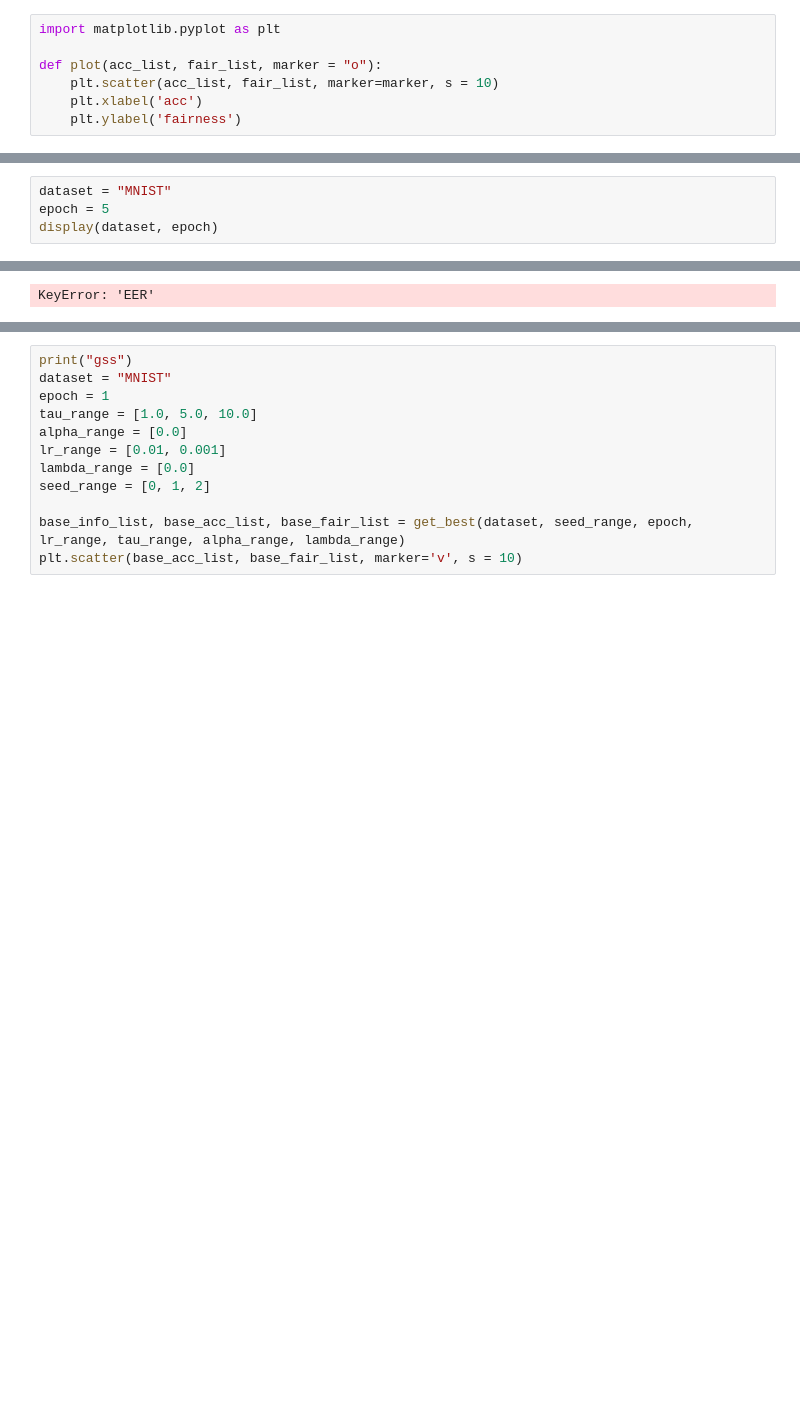
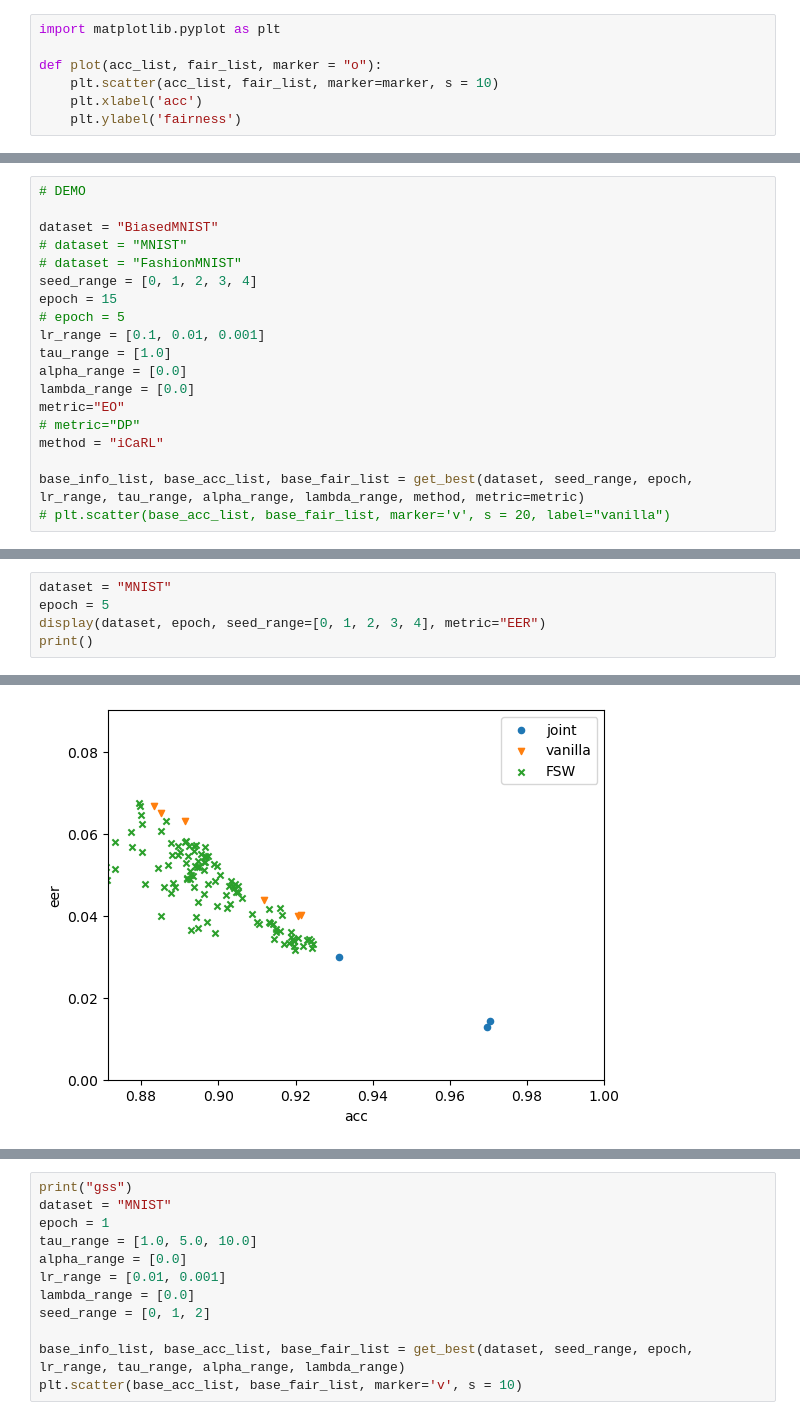
Before and after one commit to jyparkkr/FSW, a Jupyter notebook: interpret.ipynb, the cells around one changed output, grey strips where cells are left out. Cells and saved outputs as stored; diff of their text form; blank space fills up the shorter version.

```diff
--- a/interpret.ipynb
+++ b/interpret.ipynb
@@ -187,0 +245,19 @@ def plot(acc_list, fair_list, marker = "o"):
+# %%
+# DEMO
+
+dataset = "BiasedMNIST"
+# dataset = "MNIST"
+# dataset = "FashionMNIST"
+seed_range = [0, 1, 2, 3, 4]
+epoch = 15
+# epoch = 5
+lr_range = [0.1, 0.01, 0.001]
+tau_range = [1.0]
+alpha_range = [0.0]
+lambda_range = [0.0]
+metric="EO"
+# metric="DP"
+method = "iCaRL"
+
+base_info_list, base_acc_list, base_fair_list = get_best(dataset, seed_range, epoch, lr_range, tau_range, alpha_range, lambda_range, method, metric=metric)
+# plt.scatter(base_acc_list, base_fair_list, marker='v', s = 20, label="vanilla")
@@ -245,5 +395,6 @@ def display(dataset, epoch, size = 20):
 # %%
 dataset = "MNIST"
 epoch = 5
-display(dataset, epoch)
+display(dataset, epoch, seed_range=[0, 1, 2, 3, 4], metric="EER")
+print()
 # %% [output]
@@ -254,2 +418,2 @@ dict_keys(['accuracy', 'std', 'forgetting', 'loss'])
-KeyError: 'EER'
+[figure, added]
 # %%
```
Also changed, not shown: parts of 8 cells of this notebook, 57 other files.
